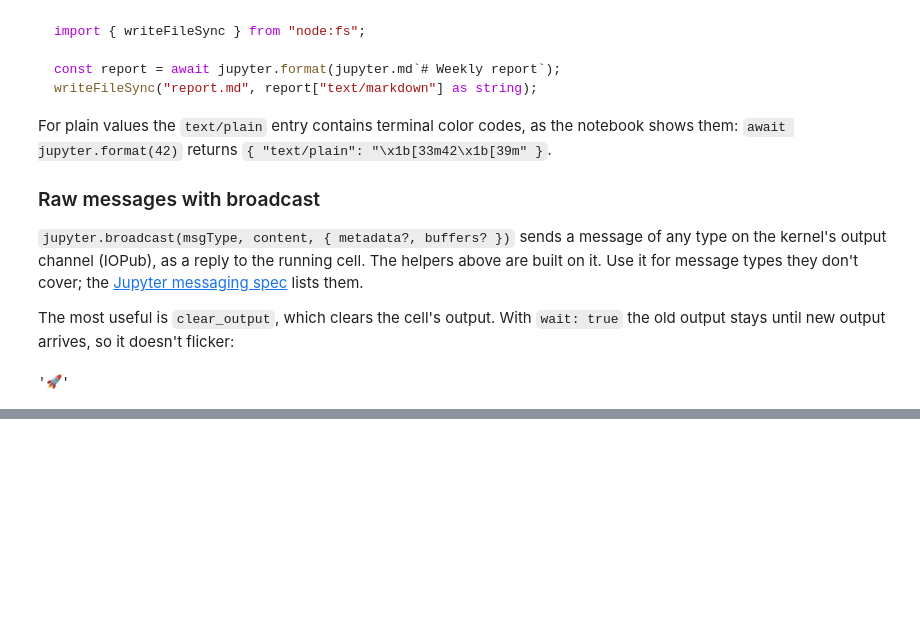
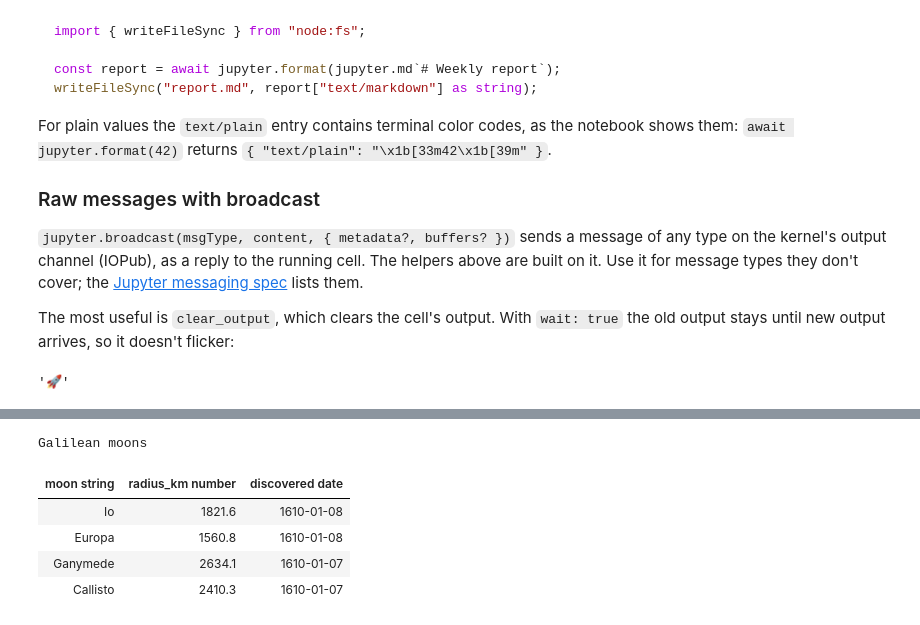
Before and after one commit to tlockney/cdp-kernel, a Jupyter notebook: docs/public/notebooks/jupyter-api.ipynb, the cells around one changed output, grey strips where cells are left out. Cells and saved outputs as stored; diff of their text form; code cells hidden in the pictures; blank space fills up the shorter version.

```diff
--- a/docs/public/notebooks/jupyter-api.ipynb
+++ b/docs/public/notebooks/jupyter-api.ipynb
@@ -931,0 +513,15 @@ result. [Choosing a runtime](https://cdp-kernel.org/docs/runtimes) compares the
+# %%
+const moons = [
+  { moon: "Io", radius_km: 1821.6, discovered: new Date("1610-01-08") },
+  { moon: "Europa", radius_km: 1560.8, discovered: new Date("1610-01-08") },
+  { moon: "Ganymede", radius_km: 2634.1, discovered: new Date("1610-01-07") },
+  { moon: "Callisto", radius_km: 2410.3, discovered: new Date("1610-01-07") },
+];
+jupyter.table(moons, { title: "Galilean moons" });
+# %% [output]
+Galilean moons
+| moon string | radius_km number | discovered date |
+| Io | 1821.6 | 1610-01-08 |
+| Europa | 1560.8 | 1610-01-08 |
+| Ganymede | 2634.1 | 1610-01-07 |
+| Callisto | 2410.3 | 1610-01-07 |
```
Also changed, not shown: parts of 19 cells of this notebook, 11 other files.
